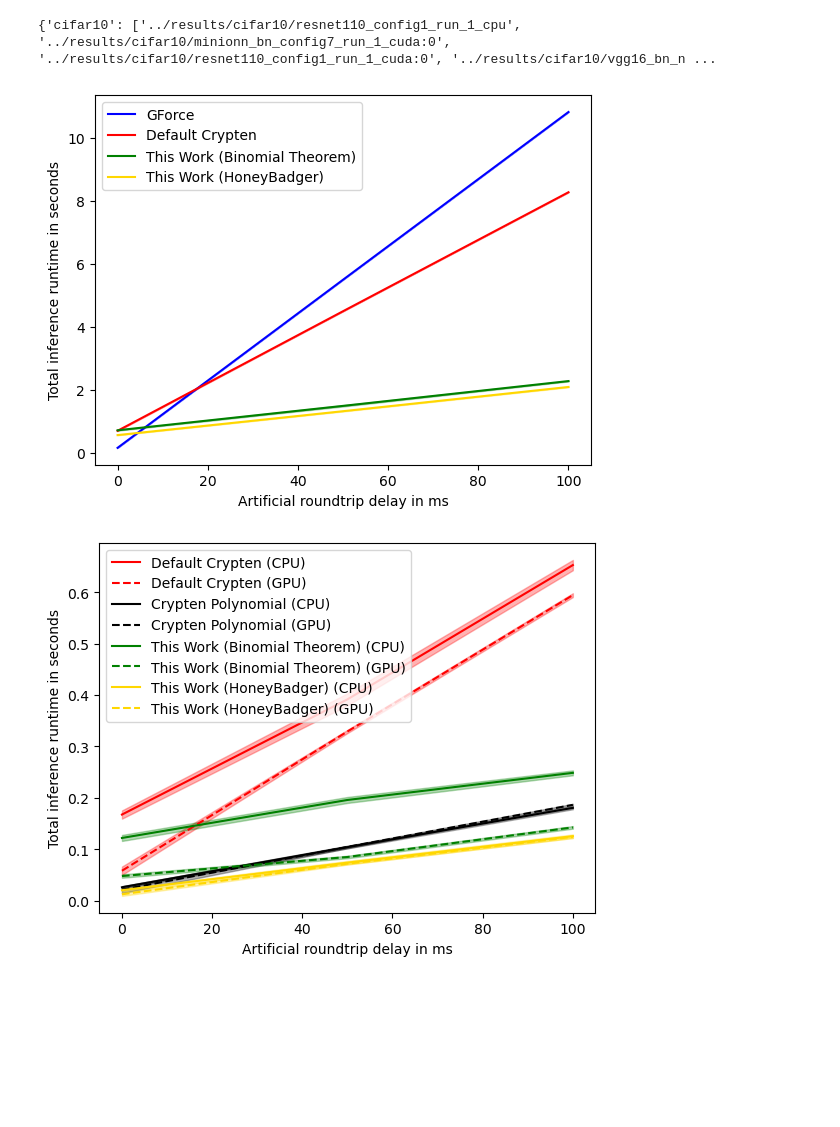
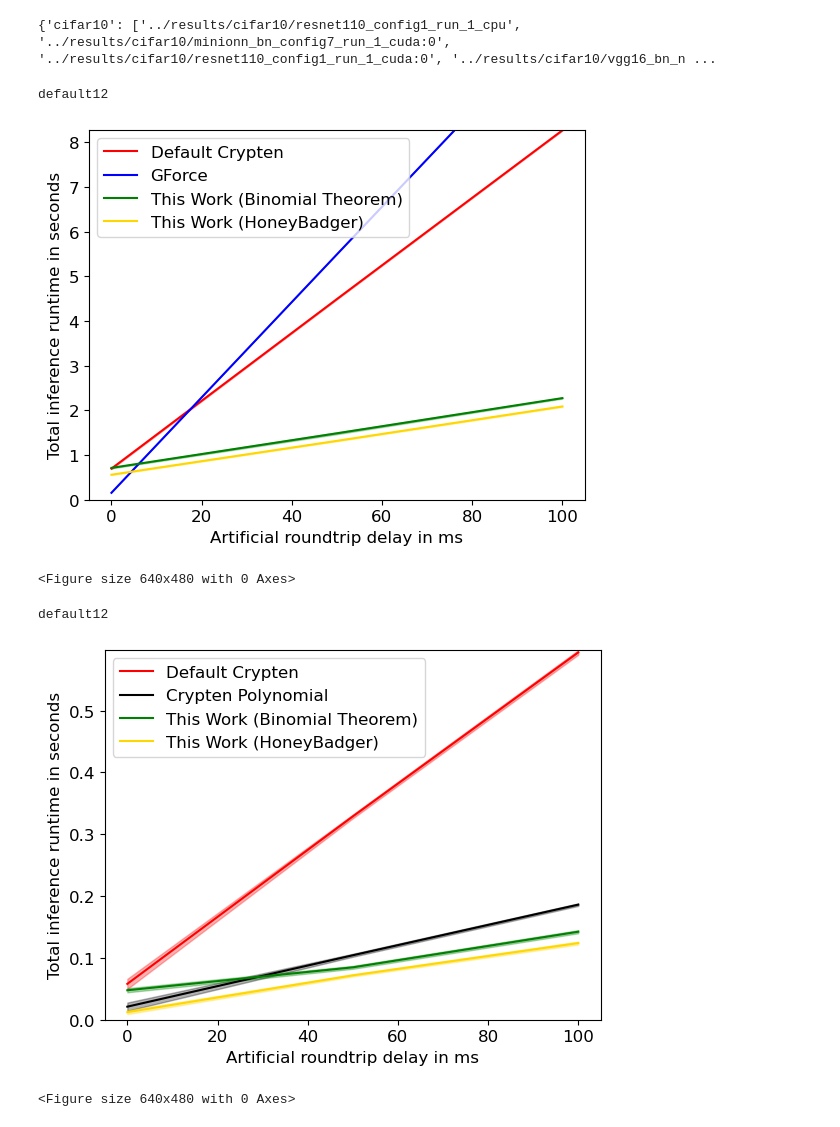
Before and after one commit to D-Diaa/CrypTen-ESPN, a Jupyter notebook: notebooks/plots.ipynb, the cells around one changed output. Saved outputs shown, nothing was run; the diff lists cells and outputs as text; code cells hidden in the pictures; blank space fills up the shorter version.

Commit message:
fixing plots notebook

```diff
--- a/notebooks/plots.ipynb
+++ b/notebooks/plots.ipynb
@@ -24,21 +24,30 @@ colors = {
     "coinn":"magenta",
     "crypten12": "black"
 }
-plot_order = {"coinn":0,"gforce":1,"default12":2,"crypten12":3,"florian12":4,"honeybadger12":5}
+plot_order = {"coinn":1,"gforce":2,"default12":0,"crypten12":3,"florian12":4,"honeybadger12":5}
 # %%
-def plot(x, y, yl, yh, color, style, label):
+def plot(x, y, yl, yh, color, style, label, set_scale):
+    plt.rcParams.update({'font.size': 12})
+    plt.rcParams['pdf.fonttype'] = 42
+    plt.rcParams['ps.fonttype'] = 42
     plt.plot(x, y, style, color=color, label=label)
+    if set_scale:
+        ymax = yh.max()
+    else:
+        _, _, _, ymax = plt.axis()
+        ymax = max(ymax, y[1])
+    plt.ylim(0, ymax)
     if yl is not None and yh is not None:
         plt.fill_between(x, yl, yh, color=color, alpha=0.3)
 
-def plot_result(result_file, color, label, linestyle="-"):
+def plot_result(result_file, color, label, linestyle="-", set_scale = False):
     if os.path.exists(result_file):
         with open(result_file, "r") as f:
             results = yaml.safe_load(f)
         fmean = interpolate.interp1d(results['delays'], results['run_time'], fill_value='extrapolate')
         flow = interpolate.interp1d(results['delays'], results['run_time_95conf_lower'], fill_value='extrapolate')
         fupp = interpolate.interp1d(results['delays'], results['run_time_95conf_upper'], fill_value='extrapolate')
-        plot(2000*delay_range, fmean(delay_range), flow(delay_range), fupp(delay_range), color, linestyle, label=label)
+        plot(2000*delay_range, fmean(delay_range), flow(delay_range), fupp(delay_range), color, linestyle, label=label, set_scale=set_scale)
     else:
         print(result_file + " is not found")
 
@@ -50,11 +59,10 @@ def extract_names_reorder(results):
     results = [pair for pair in sorted(zip(_names, results), key=lambda pair: plot_order[pair[0]])]
     return results
 
-def plot_results(results, plot_path, reject=None, add_device=False):
+def plot_results(results, plot_path, reject=None, add_device=False, scale_setter = "default12"):
     to_plot = extract_names_reorder(results)
     if reject is not None:
         to_plot = [(x,y) for x,y in to_plot if x not in reject]
-    plt.clf()
     for name, result in to_plot:
         _name = names[name]
         if add_device:
@@ -62,18 +70,26 @@ def plot_results(results, plot_path, reject=None, add_device=False):
             linestyle = "-" if "cpu" in result else "--"
         else:
             linestyle = "-"
-        plot_result(result, colors[name], _name, linestyle)
+        set_scale = False
+        if scale_setter == name:
+            print(name)
+            set_scale = True
+        plot_result(result, colors[name], _name, linestyle, set_scale=set_scale)
 
     plt.legend()
     plt.xlabel("Artificial roundtrip delay in ms")
     plt.ylabel("Total inference runtime in seconds")
-    plt.savefig(plot_path)
+    plt.savefig(plot_path, bbox_inches='tight')
+    plt.show()
+    plt.clf()
 def get_all_results(model):
     results = [f"{model}/{x}" for x in os.listdir(model) if x.endswith("result.yaml")]
     return results
 def plot_model(model_path, reject=None, add_device=False):
     results = get_all_results(model_path)
-    plot_results(results, f"{model_path}/plot.png", reject=reject, add_device=add_device)
+    plot_name = "_".join(model_path.split('/')[-2:])
+    plot_name = plot_name[:-2] if plot_name[-2:] == ":0" else plot_name
+    plot_results(results, f"../plots/{plot_name}.pdf", reject=reject, add_device=add_device, scale_setter="default12")
 # %%
 models = {}
 for dataset in datasets:
@@ -84,12 +100,16 @@ print(models)
 # %%
 plot_model(models['cifar10'][3], reject=['crypten12'], add_device=False)
 # %% [output]
+default12
-[figure, old version]
+[figure, new version]
+<Figure size 640x480 with 0 Axes>
 # %%
-results = get_all_results(models['relus'][0]) + get_all_results(models['relus'][1])
-plot_results(results, add_device=True, plot_path="../plots/relus_all.png")
+results = get_all_results(models['relus'][1]) #+ get_all_results(models['relus'][1])
+plot_results(results, add_device=False, plot_path="../plots/relus_all.pdf")
 # %% [output]
+default12
-[figure, old version]
+[figure, new version]
+<Figure size 640x480 with 0 Axes>
 # %%
 for dataset in datasets:
     for model in models[dataset]:
```
Also changed, not shown: parts of 1 cell of this notebook.
